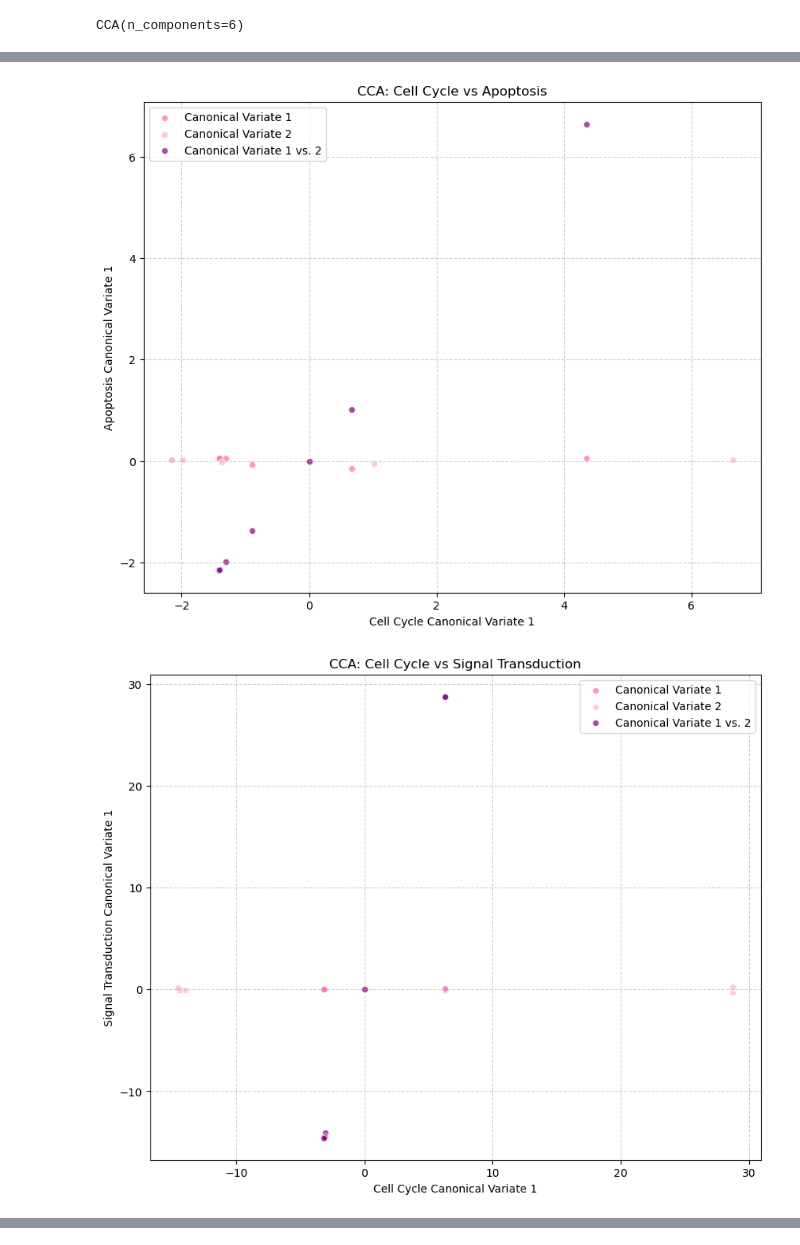
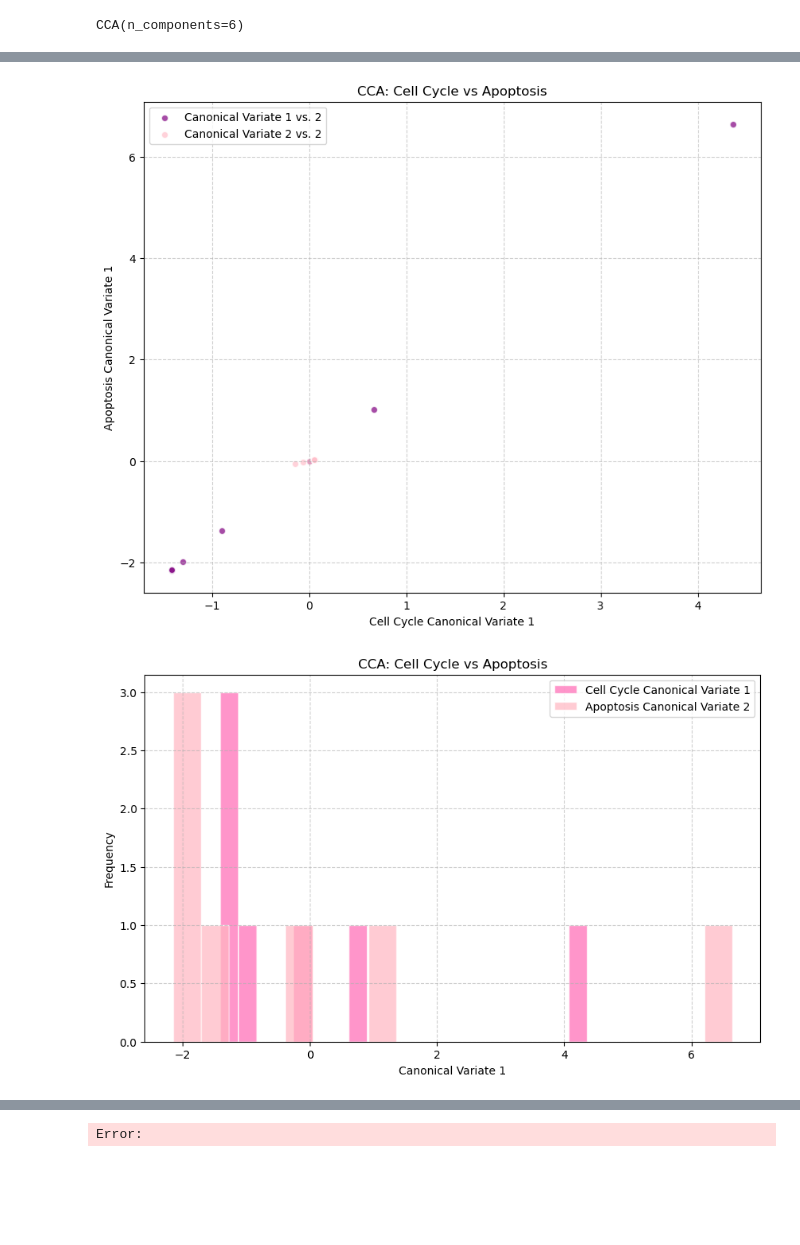
Before and after one commit to anacarsi/ss24_CCA_Reduced_Rank, a Jupyter notebook: src/tcga_cca.ipynb, the cells around one changed output, grey strips where cells are left out. Saved outputs shown, nothing was run; the diff lists cells and outputs as text; code cells hidden in the pictures; blank space fills up the shorter version.

Commit message:
gse cell line analysis

```diff
--- a/src/tcga_cca.ipynb
+++ b/src/tcga_cca.ipynb
@@ -537,6 +509,7 @@ def plot_cca_compare(cca, X1, X2, class1_name, class2_name):
     X1_c, X2_c = cca.transform(X1, X2)
     plt.figure(figsize=(10, 8))
     plt.scatter(X1_c[:, 0], X2_c[:, 0], alpha=0.7, color='purple', edgecolors='w', label='Canonical Variate 1 vs. 2')
+    plt.scatter(X1_c[:, 1], X2_c[:, 1], alpha=0.7, color='pink', edgecolors='w', label='Canonical Variate 2 vs. 2')
     plt.xlabel(f"{class1_name} Canonical Variate 1")
     plt.ylabel(f"{class2_name} Canonical Variate 1")
     plt.title(f"CCA: {class1_name} vs {class2_name}")
@@ -551,7 +524,7 @@ def plot_cca_distribution(cca, X1, X2, class1_name, class2_name):
     X1_c, X2_c = cca.transform(X1, X2)
     plt.figure(figsize=(10, 6))
     plt.hist(X1_c[:, 0], bins=20, color='hotpink', alpha=0.7, edgecolor='w', label=f'{class1_name} Canonical Variate 1')
-    plt.hist(X2_c[:, 0], bins=20, color='lightpink', alpha=0.7, edgecolor='w', label=f'{class2_name} Canonical Variate 1')
+    plt.hist(X2_c[:, 0], bins=20, color='lightpink', alpha=0.7, edgecolor='w', label=f'{class2_name} Canonical Variate 2')
     plt.xlabel('Canonical Variate 1')
     plt.ylabel('Frequency')
     plt.title(f'CCA: {class1_name} vs {class2_name}')
@@ -583,8 +548,12 @@ Top loadings for Signal Transduction:
 # %%
 # Visualize results
-plot_cca(cca_12, X1_scaled, X2_scaled, "Cell Cycle", "Apoptosis")
-plot_cca(cca_13, X1_scaled, X3_scaled, "Cell Cycle", "Signal Transduction")
-plot_cca(cca_23, X2_scaled, X3_scaled, "Apoptosis", "Signal Transduction")
+plot_cca_compare(cca_12, X1_scaled, X2_scaled, "Cell Cycle", "Apoptosis")
+# plot_cca_compare(cca_13, X1_scaled, X3_scaled, "Cell Cycle", "Signal Transduction")
+# plot_cca_compare(cca_23, X2_scaled, X3_scaled, "Apoptosis", "Signal Transduction")
+
+plot_cca_distribution(cca_12, X1_scaled, X2_scaled, "Cell Cycle", "Apoptosis")
+plot_cca_distribution(cca_13, X1_scaled, X3_scaled, "Cell Cycle", "Signal Transduction")
+plot_cca_distribution(cca_23, X2_scaled, X3_scaled, "Apoptosis", "Signal Transduction")
 # %% [output]
-[figure, old version]
+[figure, new version]
-[figure, old version]
+[figure, new version]
@@ -591,0 +562 @@ plot_cca(cca_23, X2_scaled, X3_scaled, "Apoptosis", "Signal Transduction")
+Error:
```
Also changed, not shown: parts of 18 cells of this notebook, 39 other files.
